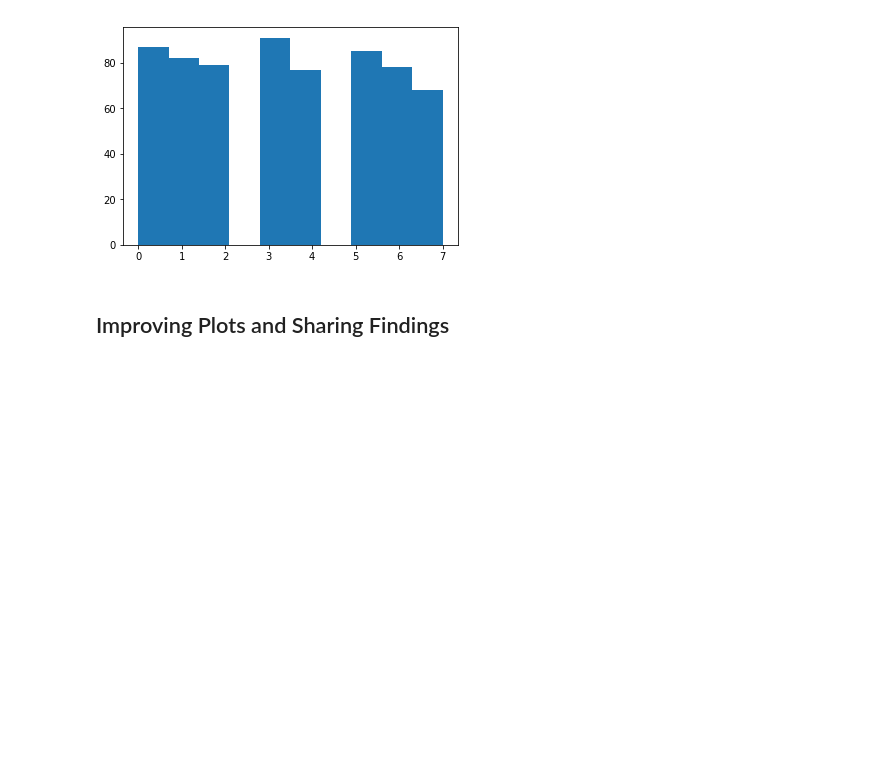
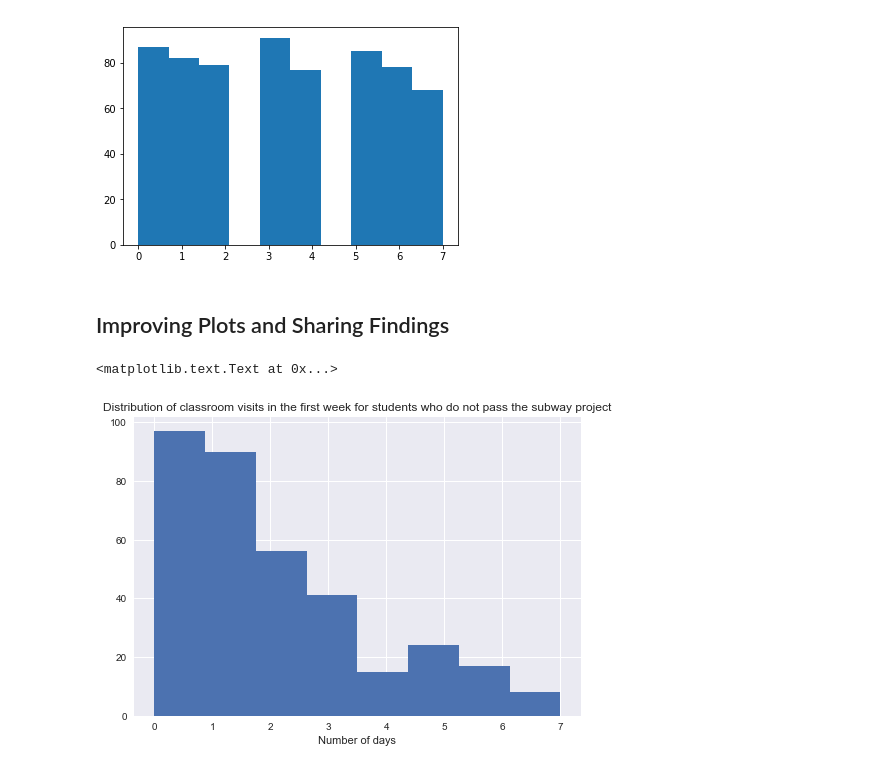
Before and after one commit to yaskyj/investigate-data-set, a Jupyter notebook: L1_Starter_Code.ipynb, the cells around one changed output. Cells and saved outputs as stored; diff of their text form; code cells hidden in the pictures; blank space fills up the shorter version.

```diff
--- a/L1_Starter_Code.ipynb
+++ b/L1_Starter_Code.ipynb
@@ -597,9 +597,18 @@ Maximum: 7
 # %%
 ######################################
 #                 14                 #
 ######################################
 
 ## Make a more polished version of at least one of your visualizations
 ## from earlier. Try importing the seaborn library to make the visualization
 ## look better, adding axis labels and a title, and changing one or more
 ## arguments to the hist() function.
+import seaborn as sns
+
+plt.hist(non_passing_visits.values(), bins=8)
+plt.xlabel('Number of days')
+plt.title('Distribution of classroom visits in the first week ' +
+          'for students who do not pass the subway project')
+# %% [output]
+<matplotlib.text.Text at 0x...>
+[figure, added]
```
Also changed, not shown: parts of 1 cell of this notebook.
